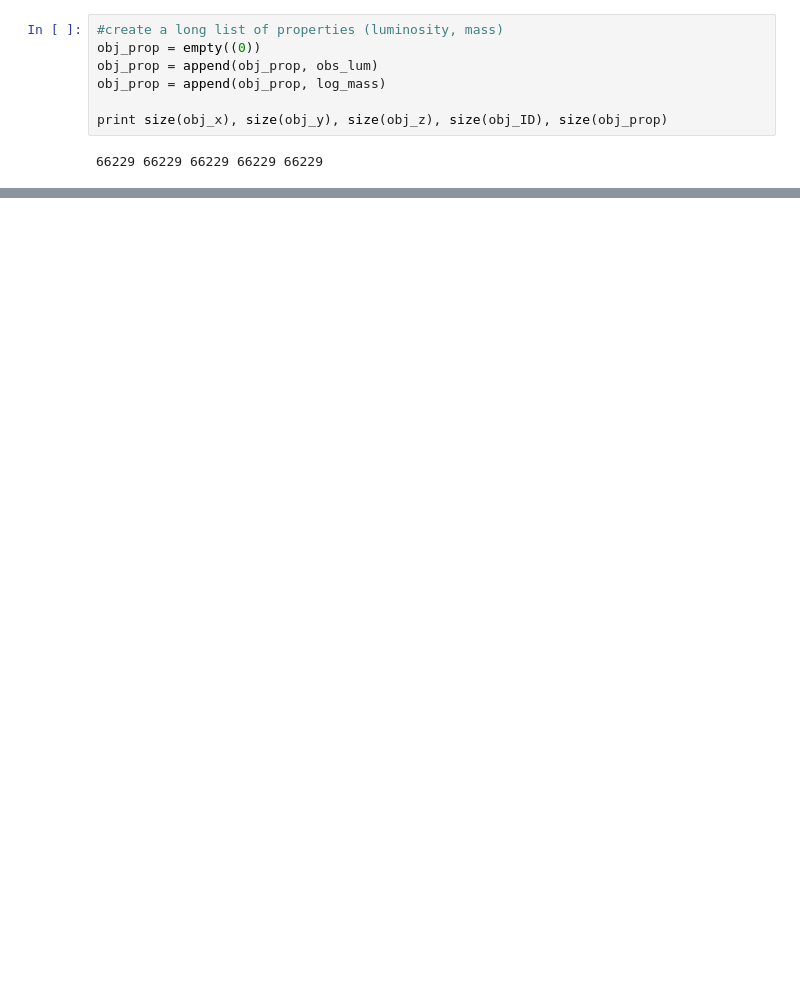
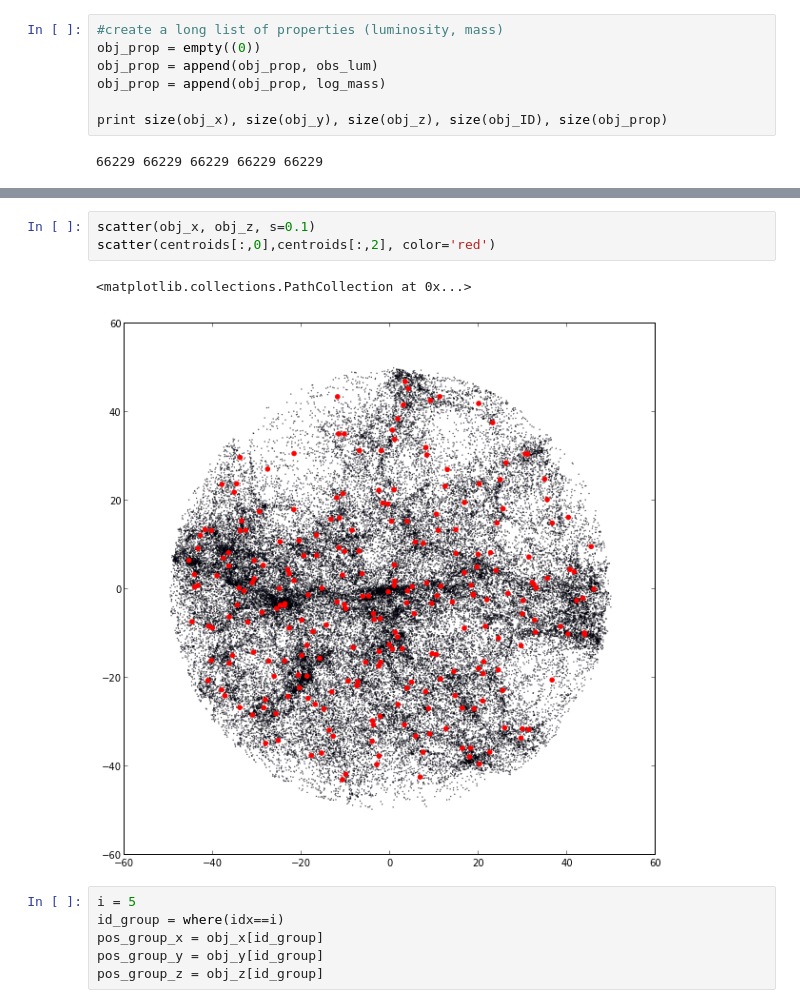
Before and after one commit to forero/NG_CLUES, a Jupyter notebook: code/abundance_matching.ipynb, the cells around one changed output, grey strips where cells are left out. Cells and saved outputs as stored; diff of their text form; blank space fills up the shorter version.

```diff
--- a/code/abundance_matching.ipynb
+++ b/code/abundance_matching.ipynb
@@ -124,0 +144,12 @@ print size(obj_x), size(obj_y), size(obj_z), size(obj_ID), size(obj_prop)
+# %%
+scatter(obj_x, obj_z, s=0.1)
+scatter(centroids[:,0],centroids[:,2], color='red')
+# %% [output]
+<matplotlib.collections.PathCollection at 0x...>
+[figure, added]
+# %%
+i = 5
+id_group = where(idx==i)
+pos_group_x = obj_x[id_group]
+pos_group_y = obj_y[id_group]
+pos_group_z = obj_z[id_group]
```
Also changed, not shown: parts of 9 cells of this notebook.
